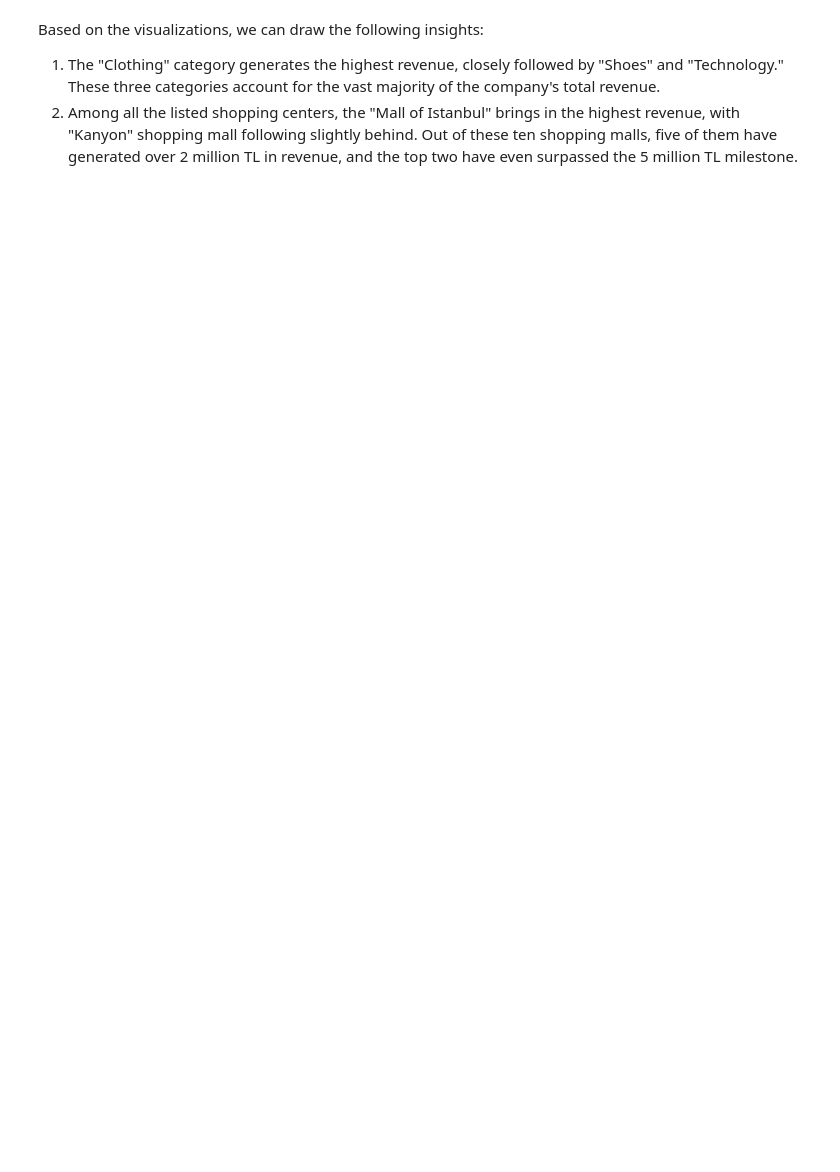
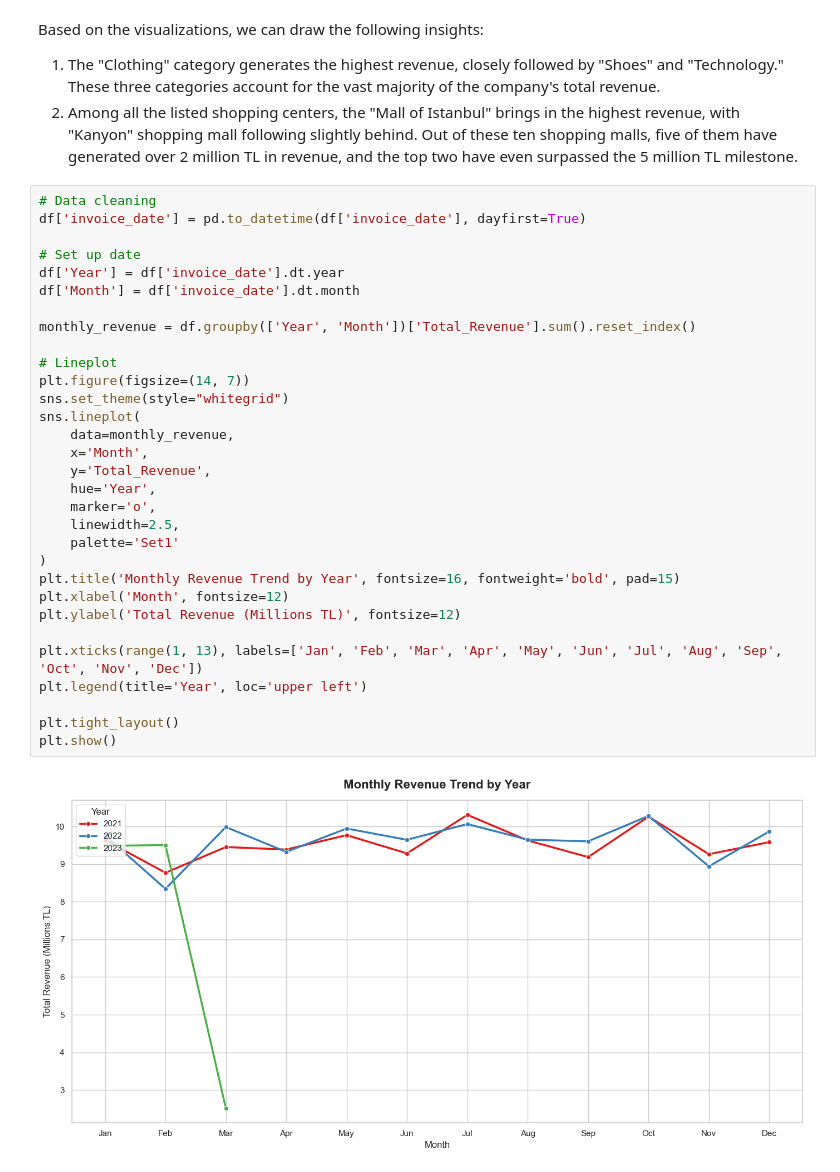
Before and after one commit to tengannie/istanbul-retail-data-analysis, a Jupyter notebook: analysis.ipynb, the cells around one changed output. Drawn from its saved outputs; the diff is of its cells as text; blank space fills up the shorter version.

```diff
--- a/analysis.ipynb
+++ b/analysis.ipynb
@@ -150,3 +150,36 @@ plt.show()
 Based on the visualizations, we can draw the following insights:
 1. The "Clothing" category generates the highest revenue, closely followed by "Shoes" and "Technology." These three categories account for the vast majority of the company's total revenue.
 2. Among all the listed shopping centers, the "Mall of Istanbul" brings in the highest revenue, with "Kanyon" shopping mall following slightly behind. Out of these ten shopping malls, five of them have generated over 2 million TL in revenue, and the top two have even surpassed the 5 million TL milestone.
+# %%
+# Data cleaning
+df['invoice_date'] = pd.to_datetime(df['invoice_date'], dayfirst=True)
+
+# Set up date
+df['Year'] = df['invoice_date'].dt.year
+df['Month'] = df['invoice_date'].dt.month
+
+monthly_revenue = df.groupby(['Year', 'Month'])['Total_Revenue'].sum().reset_index()
+
+# Lineplot
+plt.figure(figsize=(14, 7))
+sns.set_theme(style="whitegrid")
+sns.lineplot(
+    data=monthly_revenue,
+    x='Month',
+    y='Total_Revenue',
+    hue='Year',
+    marker='o',
+    linewidth=2.5,
+    palette='Set1'
+)
+plt.title('Monthly Revenue Trend by Year', fontsize=16, fontweight='bold', pad=15)
+plt.xlabel('Month', fontsize=12)
+plt.ylabel('Total Revenue (Millions TL)', fontsize=12)
+
+plt.xticks(range(1, 13), labels=['Jan', 'Feb', 'Mar', 'Apr', 'May', 'Jun', 'Jul', 'Aug', 'Sep', 'Oct', 'Nov', 'Dec'])
+plt.legend(title='Year', loc='upper left')
+
+plt.tight_layout()
+plt.show()
+# %% [output]
+[figure, added]
```
Also changed, not shown: parts of 6 cells of this notebook, 1 other file.
